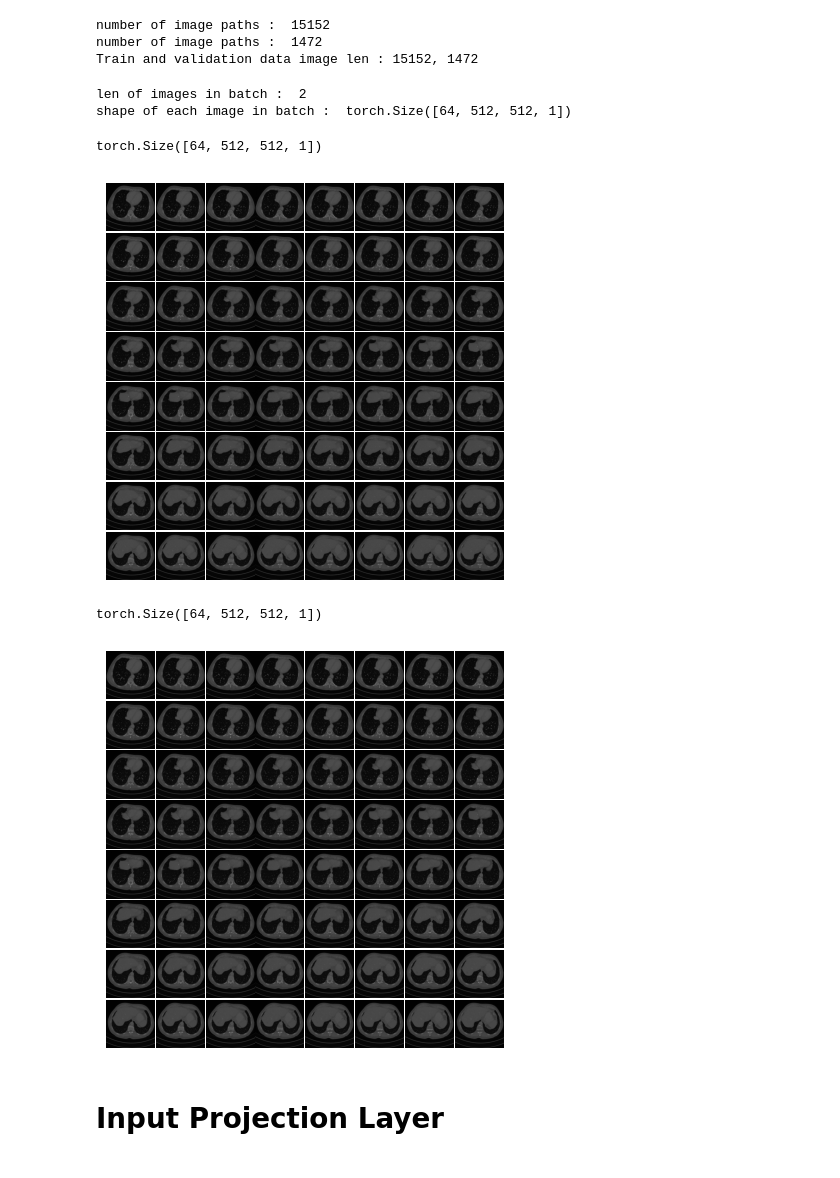
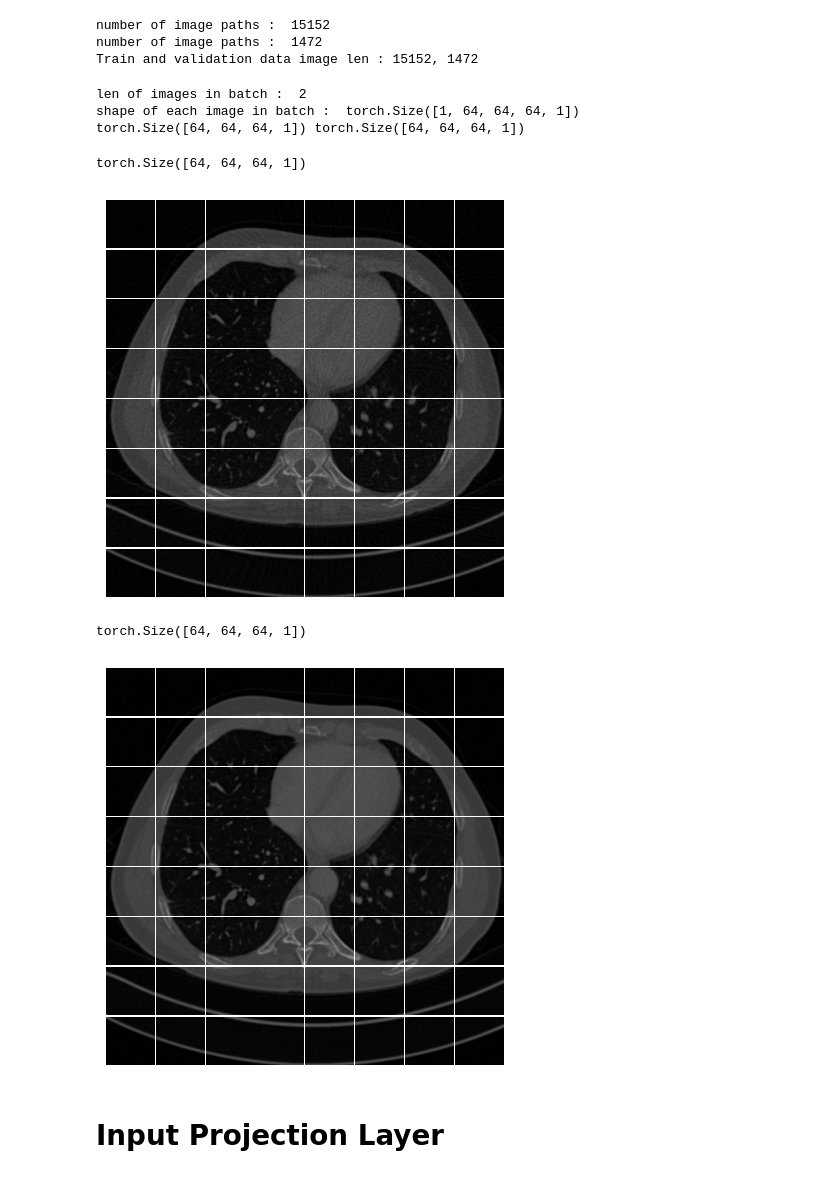
Before and after one commit to rtarun9/image-denoising-experiments, a Jupyter notebook: src/denoising-models/hformer_pytorch/block_analysis/blocks.ipynb, the cells around one changed output. Cells and saved outputs as stored; diff of their text form; code cells hidden in the pictures.

```diff
--- a/src/denoising-models/hformer_pytorch/block_analysis/blocks.ipynb
+++ b/src/denoising-models/hformer_pytorch/block_analysis/blocks.ipynb
@@ -19,31 +19,40 @@ Train and validation data image len : 15152, 1472
 data = next(iter(train_dataloader))
 print('len of images in batch : ', len(data))
 print('shape of each image in batch : ', data[0].shape)
+
+num_images_in_batch, patch_count, patch_width, patch_height, num_channels = data[0].shape
+
+data[0] = data[0].reshape(num_images_in_batch * patch_count, patch_width, patch_height, num_channels)
+data[1] = data[1].reshape(num_images_in_batch * patch_count, patch_width, patch_height, num_channels)
+
+
+print(data[0].shape, data[1].shape)
 # %% [output]
 len of images in batch :  2
-shape of each image in batch :  torch.Size([64, 512, 512, 1])
+shape of each image in batch :  torch.Size([1, 64, 64, 64, 1])
+torch.Size([64, 64, 64, 1]) torch.Size([64, 64, 64, 1])
 # %%
 def display_patches_in_grid(image):
     print(image.shape)
     patch_count, patch_height, patch_width, num_channels = image.shape
 
     plt.figure(figsize=(4,4))
 
-    for i in range(patch_count):
+    for i in range(64):
         plt.subplot(8, 8, i + 1)
         plt.imshow(image[i], cmap='gray', vmin=0, vmax=1)
         plt.axis('off')
 
     plt.tight_layout(pad=0.1)
     plt.show()
 
-display_patches_in_grid(next(iter(train_dataloader))[0])
-display_patches_in_grid(next(iter(train_dataloader))[1])
+display_patches_in_grid(data[0])
+display_patches_in_grid(data[1])
 # %% [output]
-torch.Size([64, 512, 512, 1])
+torch.Size([64, 64, 64, 1])
-[figure, old version]
+[figure, new version]
-torch.Size([64, 512, 512, 1])
+torch.Size([64, 64, 64, 1])
-[figure, old version]
+[figure, new version]
 # %% [markdown]
 # Input Projection Layer
 # %%
```
Also changed, not shown: parts of 3 cells of this notebook, 4 other files.
